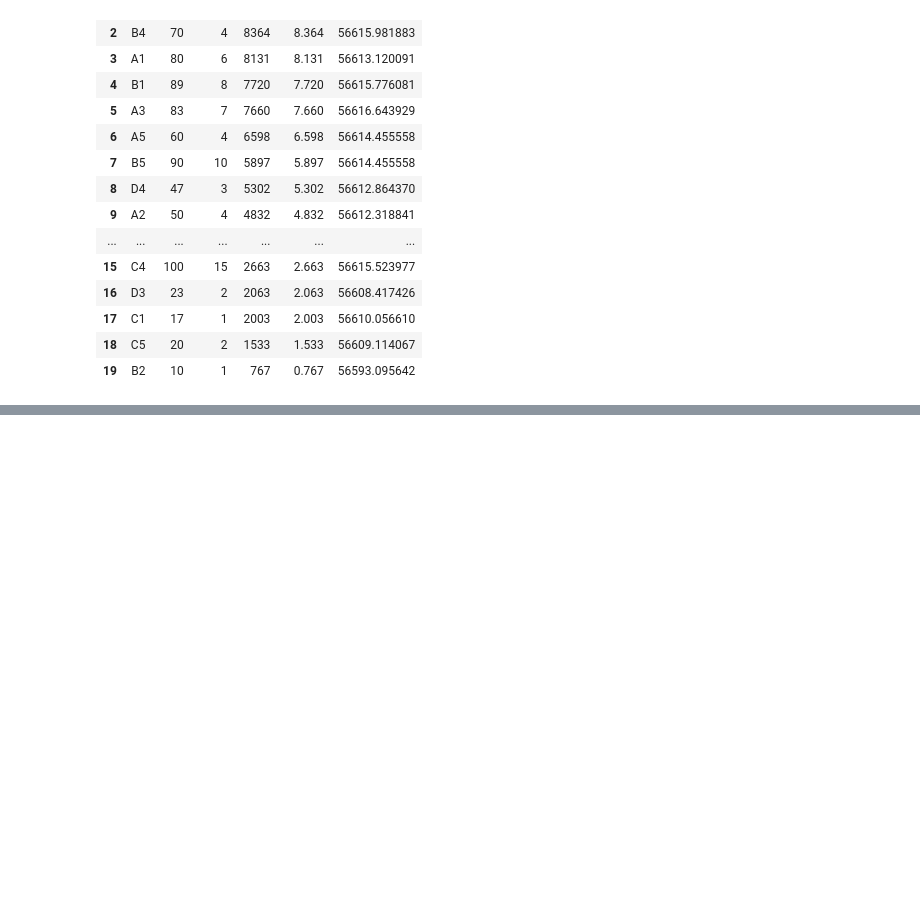
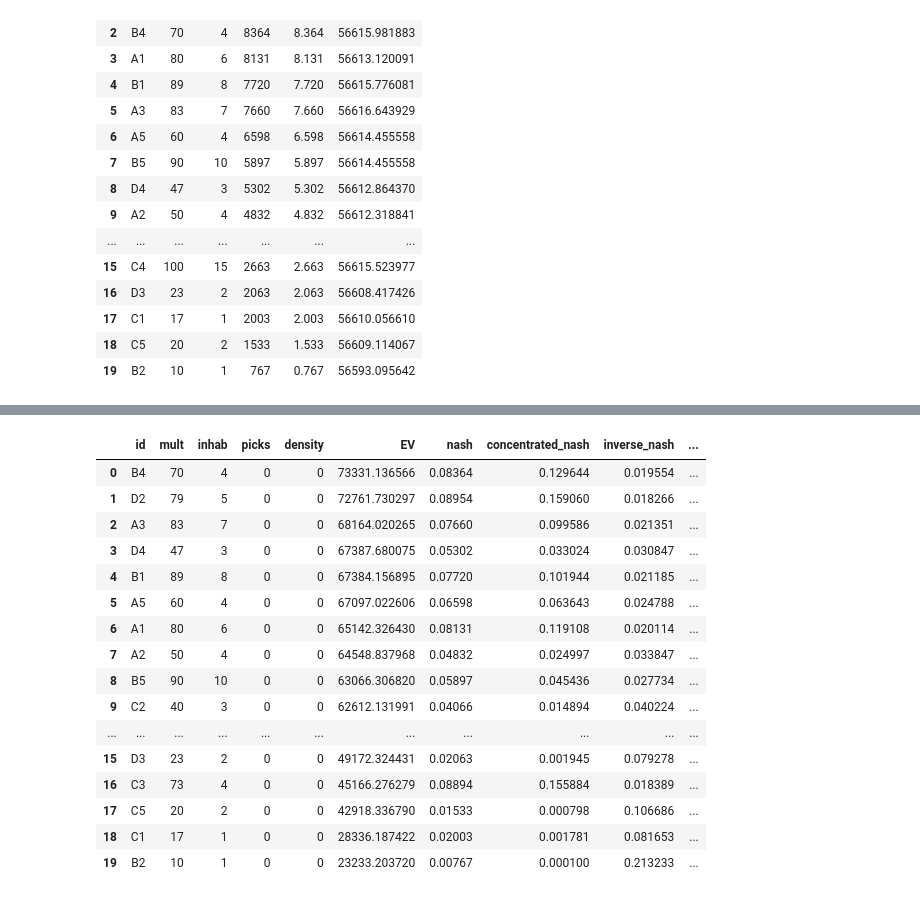
Before and after one commit to chrispyroberts/imc-prosperity-3, a Jupyter notebook: ROUND 4/manual.ipynb, the cells around one changed output, grey strips where cells are left out. Cells and saved outputs as stored; diff of their text form; code cells hidden in the pictures; blank space fills up the shorter version.

```diff
--- a/ROUND 4/manual.ipynb
+++ b/ROUND 4/manual.ipynb
@@ -234,0 +324,42 @@ My hypothesis for this round is that the distribution will be:
+# %%
+# --- Strategy Weights ---
+weights = {
+    "nash": 0.55,
+    "concentrated_nash": 0.125,
+    "inverse_nash": 0.05,
+    "random": 0.15,
+    "nice": 0.125,
+}
+
+# --- Weighted Sum to Compute Predicted Density ---
+suitcases_strats["predicted_density"] = (
+    weights["nash"] * suitcases_strats["nash"] +
+    weights["inverse_nash"] * suitcases_strats["inverse_nash"] +
+    weights["random"] * suitcases_strats["random"] +
+    weights["nice"] * suitcases_strats["nice"]
+) * 100  # scale to percentage
+
+suitcases_strats["EV"] = (
+    BASE_TREASURE * suitcases_strats["mult"]
+    / (suitcases_strats["inhab"] + suitcases_strats["predicted_density"])
+)
+
+suitcases_strats.sort_values("EV", ascending=False).reset_index(drop=True)
+# %% [output]
+|  | id | mult | inhab | picks | density | EV | nash | concentrated_nash | inverse_nash | ... |
+| 0 | B4 | 70 | 4 | 0 | 0 | 73331.136566 | 0.08364 | 0.129644 | 0.019554 | ... |
+| 1 | D2 | 79 | 5 | 0 | 0 | 72761.730297 | 0.08954 | 0.159060 | 0.018266 | ... |
+| 2 | A3 | 83 | 7 | 0 | 0 | 68164.020265 | 0.07660 | 0.099586 | 0.021351 | ... |
+| 3 | D4 | 47 | 3 | 0 | 0 | 67387.680075 | 0.05302 | 0.033024 | 0.030847 | ... |
+| 4 | B1 | 89 | 8 | 0 | 0 | 67384.156895 | 0.07720 | 0.101944 | 0.021185 | ... |
+| 5 | A5 | 60 | 4 | 0 | 0 | 67097.022606 | 0.06598 | 0.063643 | 0.024788 | ... |
+| 6 | A1 | 80 | 6 | 0 | 0 | 65142.326430 | 0.08131 | 0.119108 | 0.020114 | ... |
+| 7 | A2 | 50 | 4 | 0 | 0 | 64548.837968 | 0.04832 | 0.024997 | 0.033847 | ... |
+| 8 | B5 | 90 | 10 | 0 | 0 | 63066.306820 | 0.05897 | 0.045436 | 0.027734 | ... |
+| 9 | C2 | 40 | 3 | 0 | 0 | 62612.131991 | 0.04066 | 0.014894 | 0.040224 | ... |
+| ... | ... | ... | ... | ... | ... | ... | ... | ... | ... | ... |
+| 15 | D3 | 23 | 2 | 0 | 0 | 49172.324431 | 0.02063 | 0.001945 | 0.079278 | ... |
+| 16 | C3 | 73 | 4 | 0 | 0 | 45166.276279 | 0.08894 | 0.155884 | 0.018389 | ... |
+| 17 | C5 | 20 | 2 | 0 | 0 | 42918.336790 | 0.01533 | 0.000798 | 0.106686 | ... |
+| 18 | C1 | 17 | 1 | 0 | 0 | 28336.187422 | 0.02003 | 0.001781 | 0.081653 | ... |
+| 19 | B2 | 10 | 1 | 0 | 0 | 23233.203720 | 0.00767 | 0.000100 | 0.213233 | ... |
```
Also changed, not shown: parts of 4 cells of this notebook.
